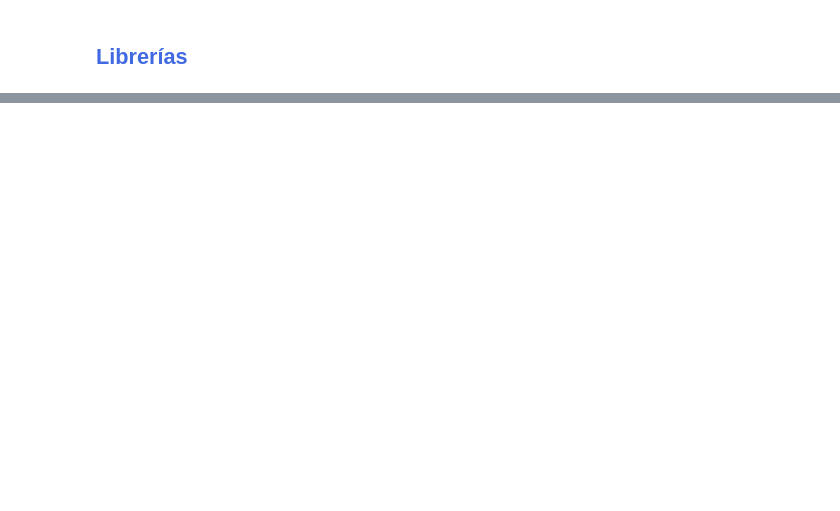
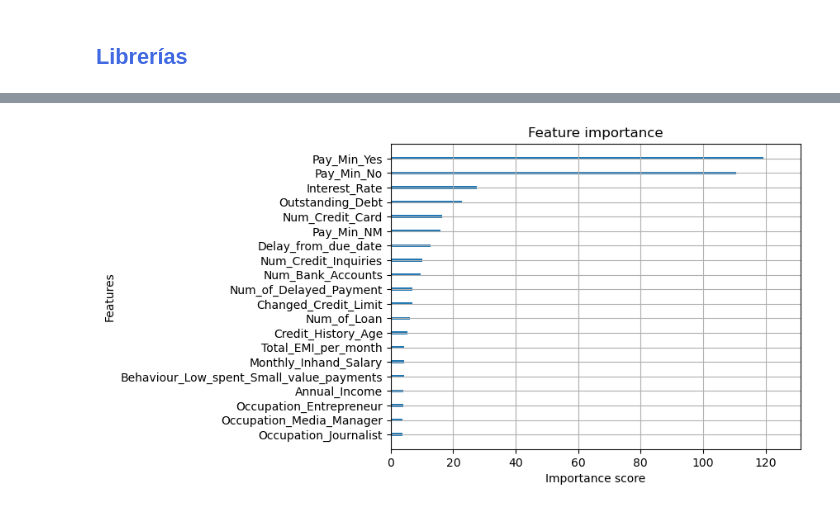
Before and after one commit to LuisMB09/modelos_de_credito, a Jupyter notebook: Proyecto1/Credit_Score.ipynb, the cells around one changed output, grey strips where cells are left out. Saved outputs shown, nothing was run; the diff lists cells and outputs as text; code cells hidden in the pictures; blank space fills up the shorter version.

Commit message:
Benchmark models and feature importance.

```diff
--- a/Proyecto1/Credit_Score.ipynb
+++ b/Proyecto1/Credit_Score.ipynb
@@ -290,0 +37,7 @@ data[numerical_cols] = X_imputed
+# %%
+X = data.copy()
+X = X.drop(columns=[target])
+y = data[target]
+# %%
+# Train-test split
+X_train, X_test, y_train, y_test = train_test_split(X, y, test_size=0.2, random_state=42, stratify=y)
@@ -290,0 +77,36 @@ data[numerical_cols] = X_imputed
+# %%
+model = XGBClassifier(
+    objective='multi:softprob',
+    num_class=3,
+    eval_metric='mlogloss',
+    n_estimators=500,
+    max_depth=8,
+    learning_rate=0.01,
+    min_child_weight=3,
+    subsample=0.6,
+    colsample_bytree=0.6,
+    tree_method='hist',
+    random_state=42,
+    n_jobs=-1
+)
+
+model.fit(
+    X_train, y_train,
+    eval_set=[(X_train, y_train), (X_test, y_test)],
+    verbose=0
+)
+
+y_pred_xgb = model.predict(X_test)
+
+# Evaluation
+print(classification_report(y_test, y_pred_xgb))
+
+ConfusionMatrixDisplay.from_predictions(
+    y_test, y_pred_xgb,
+    display_labels=[0, 1, 2],
+    cmap='Blues'
+)
+plt.title('Confusion Matrix (Test)')
+
+plt.tight_layout()
+plt.show()
@@ -290,0 +124,4 @@ data[numerical_cols] = X_imputed
+# %%
+plot_importance(model, max_num_features=20, importance_type='gain', show_values=False);
+# %% [output]
+[figure, added]
```
Also changed, not shown: parts of 46 cells of this notebook, 2 other files.
